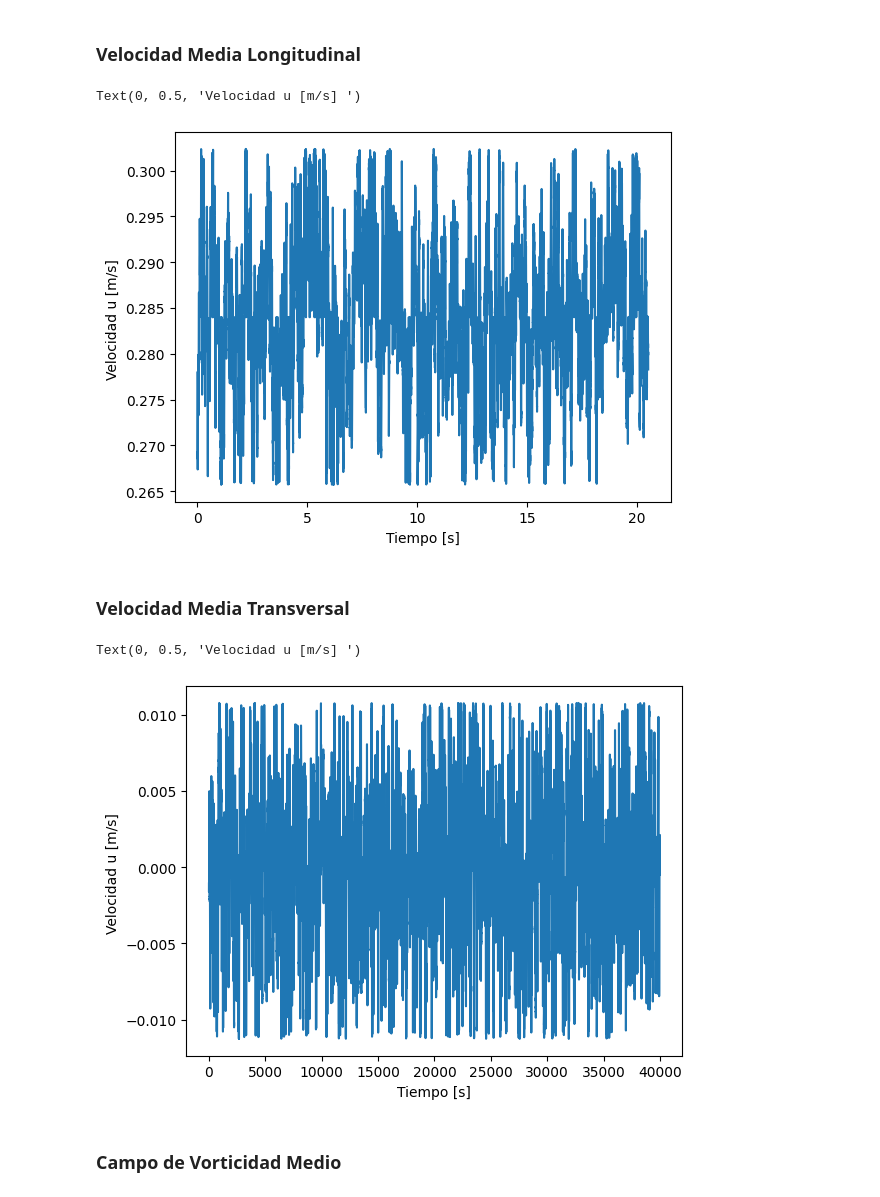
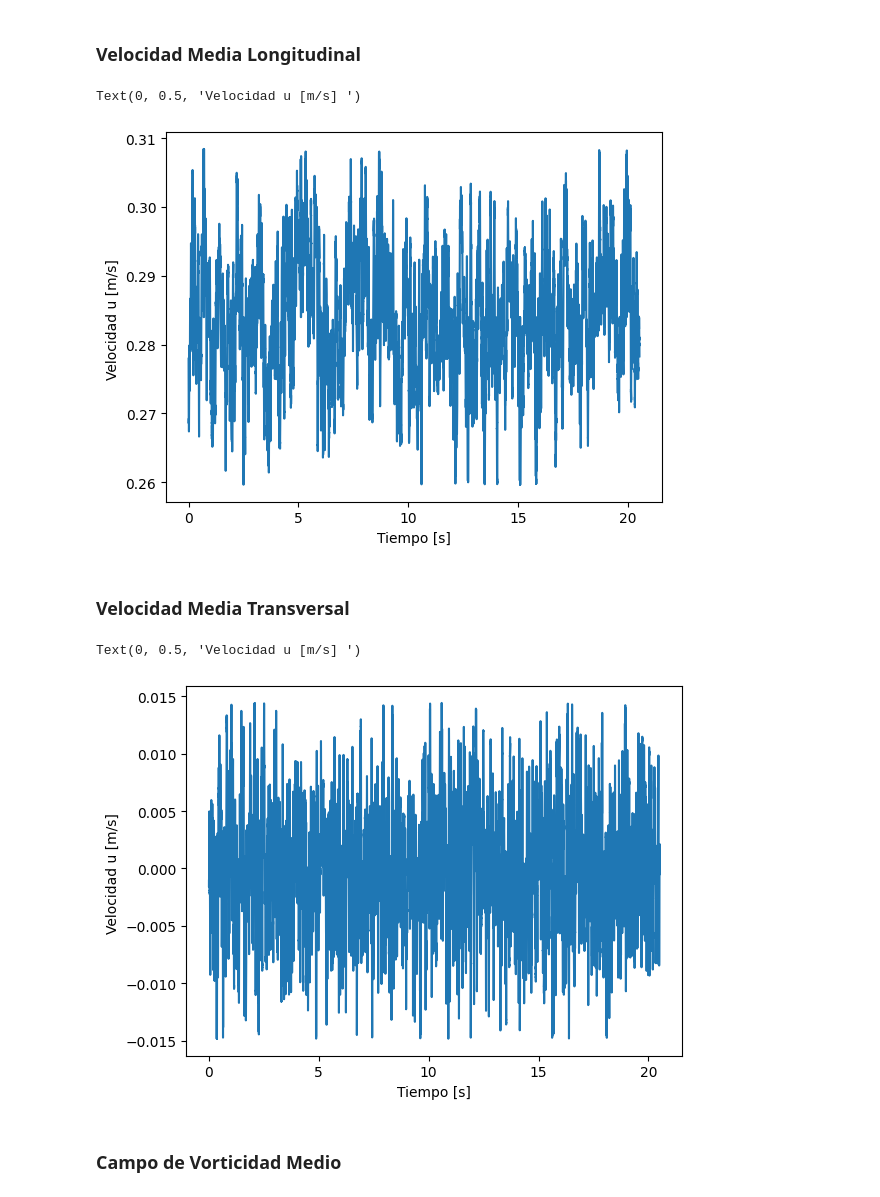
Before and after one commit to Daniel-SebastianGaete/ProyectoFluidos, a Jupyter notebook: main.ipynb, the cells around one changed output. Saved outputs shown, nothing was run; the diff lists cells and outputs as text; code cells hidden in the pictures.

```diff
--- a/main.ipynb
+++ b/main.ipynb
@@ -35,7 +35,7 @@ rho = data['rho'][0][0]
 # %% [markdown]
 ### Tratamiento de *outliers* y reemplazo de vectores
 # %%
-def replace_outliers(arr, k=1):
+def replace_outliers(arr, k=1.5):
 
     q1 = np.percentile(arr, 25) #Primer cuartil
     q3 = np.percentile(arr, 75) #Segundo cuartil
@@ -70,16 +70,16 @@ plt.xlabel('Tiempo [s]')
 plt.ylabel('Velocidad u [m/s] ')
 # %% [output]
 Text(0, 0.5, 'Velocidad u [m/s] ')
-[figure, old version]
+[figure, new version]
 # %% [markdown]
 ### Velocidad Media Transversal
 # %%
-plt.plot(v_mean_space_clean)
+plt.plot(t_,v_mean_space_clean)
 plt.xlabel('Tiempo [s]')
 plt.ylabel('Velocidad u [m/s] ')
 # %% [output]
 Text(0, 0.5, 'Velocidad u [m/s] ')
-[figure, old version]
+[figure, new version]
 # %% [markdown]
 ### Campo de Vorticidad Medio
 # %% [markdown]
```
Also changed, not shown: parts of 2 cells of this notebook.
